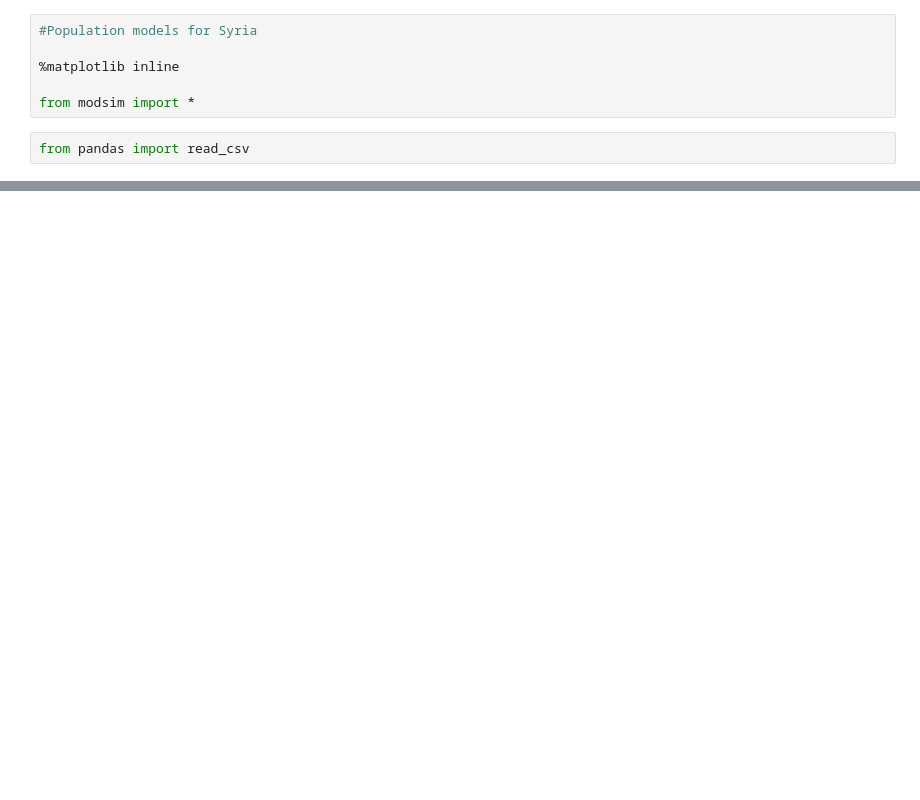
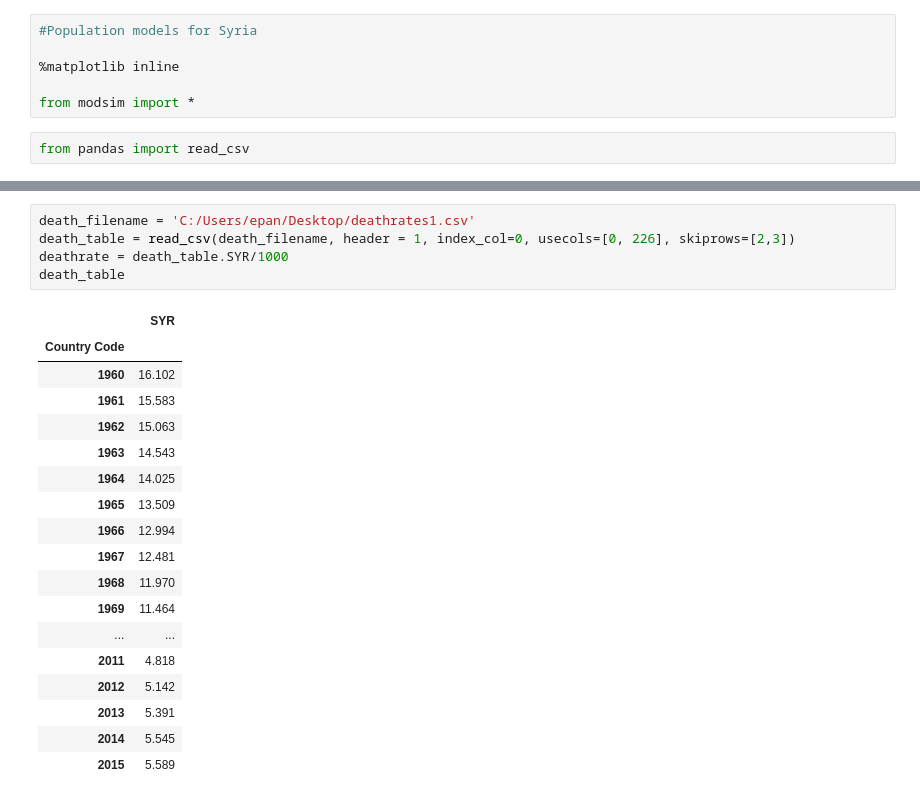
Before and after one commit to epan547/ModSimPy, a Jupyter notebook: code/ModSim Project 1 .ipynb, the cells around one changed output, grey strips where cells are left out. Saved outputs shown, nothing was run; the diff lists cells and outputs as text; blank space fills up the shorter version.

```diff
--- a/code/ModSim Project 1 .ipynb
+++ b/code/ModSim Project 1 .ipynb
@@ -16,0 +52,24 @@ tables = read_csv(filename, header=2, index_col=1)
+# %%
+death_filename = 'C:/Users/epan/Desktop/deathrates1.csv'
+death_table = read_csv(death_filename, header = 1, index_col=0, usecols=[0, 226], skiprows=[2,3])
+deathrate = death_table.SYR/1000
+death_table
+# %% [output]
+|  | SYR |
+| Country Code |  |
+| 1960 | 16.102 |
+| 1961 | 15.583 |
+| 1962 | 15.063 |
+| 1963 | 14.543 |
+| 1964 | 14.025 |
+| 1965 | 13.509 |
+| 1966 | 12.994 |
+| 1967 | 12.481 |
+| 1968 | 11.970 |
+| 1969 | 11.464 |
+| ... | ... |
+| 2011 | 4.818 |
+| 2012 | 5.142 |
+| 2013 | 5.391 |
+| 2014 | 5.545 |
+| 2015 | 5.589 |
```
Also changed, not shown: parts of 7 cells of this notebook, 1 other file.
